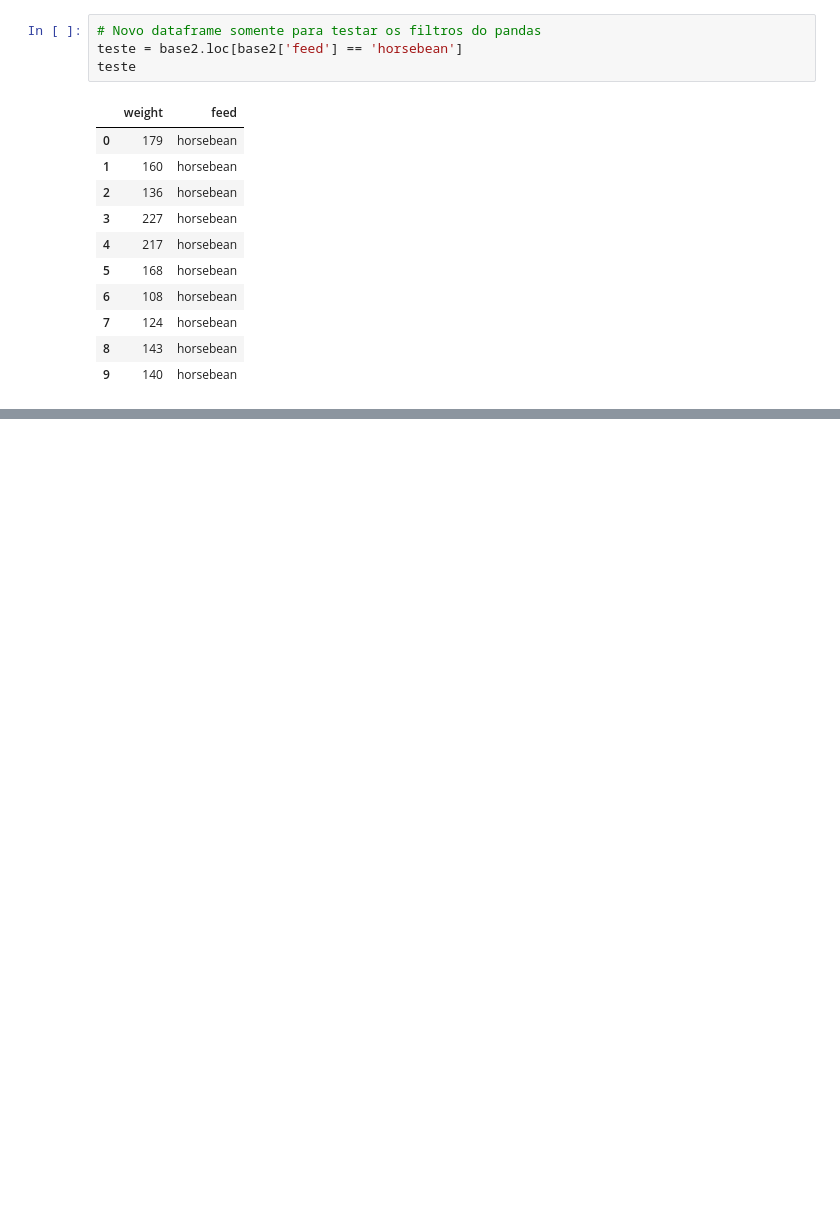
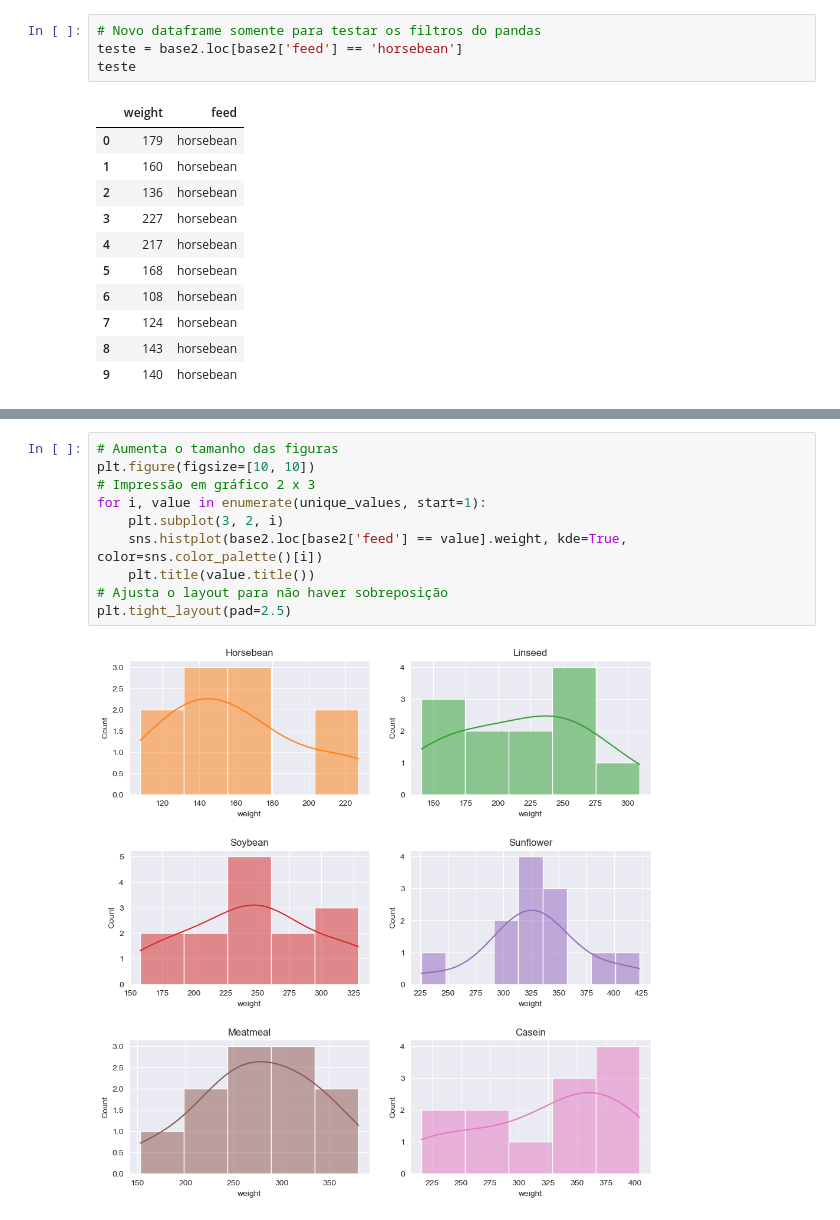
Before and after one commit to unchain0/Formacao-Cientista-de-Dados, a Jupyter notebook: 13.Prática em Python/scripts/9.histograma_densidade_seaborn_.ipynb, the cells around one changed output, grey strips where cells are left out. Saved outputs shown, nothing was run; the diff lists cells and outputs as text; blank space fills up the shorter version.

```diff
--- a/13.Prática em Python/scripts/9.histograma_densidade_seaborn_.ipynb
+++ b/13.Prática em Python/scripts/9.histograma_densidade_seaborn_.ipynb
@@ -121,0 +88,12 @@ plt.tight_layout()
+# %%
+# Aumenta o tamanho das figuras
+plt.figure(figsize=[10, 10])
+# Impressão em gráfico 2 x 3
+for i, value in enumerate(unique_values, start=1):
+    plt.subplot(3, 2, i)
+    sns.histplot(base2.loc[base2['feed'] == value].weight, kde=True, color=sns.color_palette()[i])
+    plt.title(value.title())
+# Ajusta o layout para não haver sobreposição
+plt.tight_layout(pad=2.5)
+# %% [output]
+[figure, added]
```
Also changed, not shown: parts of 12 cells of this notebook.
